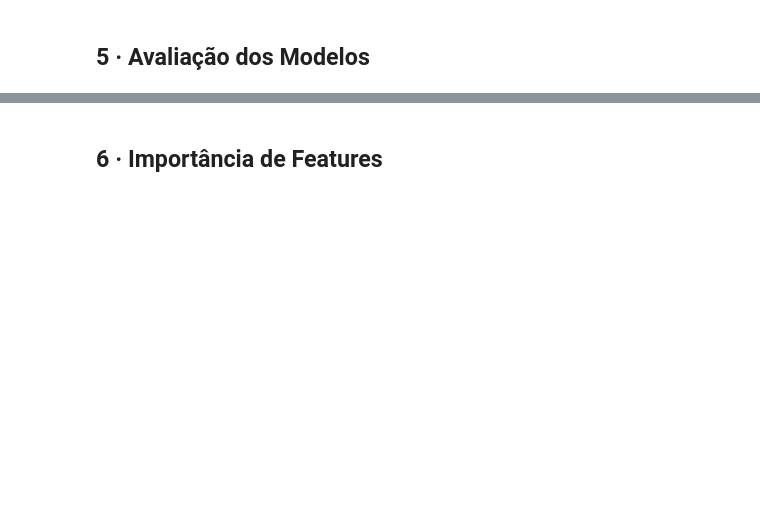
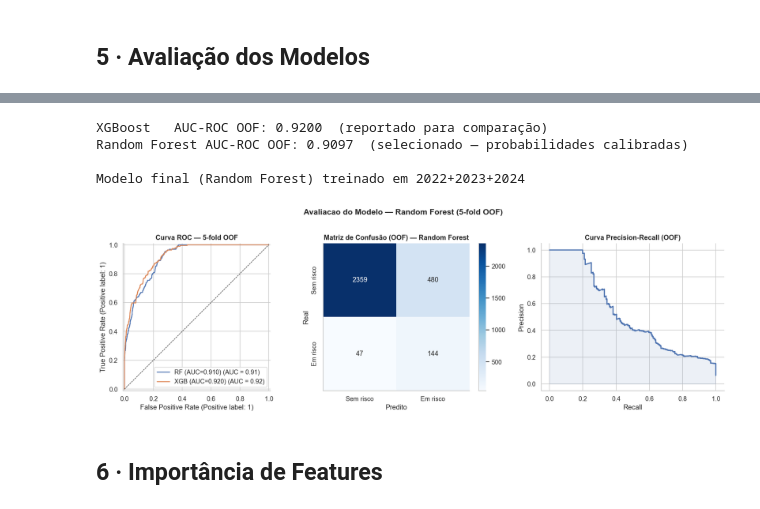
Before and after one commit to gnunes-io/datathon, a Jupyter notebook: model/modelo_preditivo.ipynb, the cells around one changed output, grey strips where cells are left out. Cells and saved outputs as stored; diff of their text form; code cells hidden in the pictures; blank space fills up the shorter version.

```diff
--- a/model/modelo_preditivo.ipynb
+++ b/model/modelo_preditivo.ipynb
@@ -336,3 +282,57 @@ plt.show()
+# %%
+# Selecionar melhor modelo por AUC-ROC OOF
+# Random Forest é preferido sobre XGBoost para triagem educacional:
+# suas probabilidades são naturalmente calibradas (média dos votos das árvores),
+# o que garante que o threshold OOF transfere bem para o modelo final.
+# XGBoost com scale_pos_weight produz distribuições de probabilidade muito diferentes
+# entre a fase OOF e o modelo treinado no dataset completo.
+
+if HAS_XGB:
+    print(f'XGBoost   AUC-ROC OOF: {xgb_auc:.4f}  (reportado para comparação)')
+    print(f'Random Forest AUC-ROC OOF: {rf_auc:.4f}  (selecionado — probabilidades calibradas)')
+else:
+    print(f'Random Forest AUC-ROC OOF: {rf_auc:.4f}')
+
+best_name, best_pipeline, best_oof, best_auc = 'Random Forest', rf_pipeline, rf_oof, rf_auc
+
+# Treinar modelo final em TODOS os dados (2022+2023+2024)
+best_pipeline.fit(X_all, y_all)
+print(f'\nModelo final ({best_name}) treinado em 2022+2023+2024')
+
+# ── Plots usando previsões OOF ────────────────────────────────────────────────
+fig, axes = plt.subplots(1, 3, figsize=(16, 5))
+
+RocCurveDisplay.from_predictions(y_all, rf_oof, ax=axes[0],
+                                  name=f'RF (AUC={rf_auc:.3f})', color=COLORS[0])
+if HAS_XGB and xgb_oof is not None:
+    RocCurveDisplay.from_predictions(y_all, xgb_oof, ax=axes[0],
+                                      name=f'XGB (AUC={xgb_auc:.3f})', color=COLORS[1])
+axes[0].plot([0,1],[0,1], 'k--', linewidth=0.8)
+axes[0].set_title('Curva ROC — 5-fold OOF', fontweight='bold')
+
+cm = confusion_matrix(y_all, (best_oof >= 0.5).astype(int))
+sns.heatmap(cm, annot=True, fmt='d', cmap='Blues', ax=axes[1],
+            xticklabels=['Sem risco', 'Em risco'],
+            yticklabels=['Sem risco', 'Em risco'])
+axes[1].set_title(f'Matriz de Confusão (OOF) — {best_name}', fontweight='bold')
+axes[1].set_ylabel('Real'); axes[1].set_xlabel('Predito')
+
+prec, rec, _ = precision_recall_curve(y_all, best_oof)
+axes[2].plot(rec, prec, color=COLORS[0], linewidth=2)
+axes[2].fill_between(rec, prec, alpha=0.1, color=COLORS[0])
+axes[2].set_title('Curva Precision-Recall (OOF)', fontweight='bold')
+axes[2].set_xlabel('Recall'); axes[2].set_ylabel('Precision')
+
+plt.suptitle(f'Avaliacao do Modelo — {best_name} (5-fold OOF)', fontsize=14, fontweight='bold', y=1.02)
+sns.despine()
+plt.tight_layout()
+plt.show()
+# %% [output]
+XGBoost   AUC-ROC OOF: 0.9200  (reportado para comparação)
+Random Forest AUC-ROC OOF: 0.9097  (selecionado — probabilidades calibradas)
+
+Modelo final (Random Forest) treinado em 2022+2023+2024
+[figure, added]
 # %% [markdown]
 ## 6 · Importância de Features
 # %%
```
Also changed, not shown: parts of 15 cells of this notebook, 2 other files.
